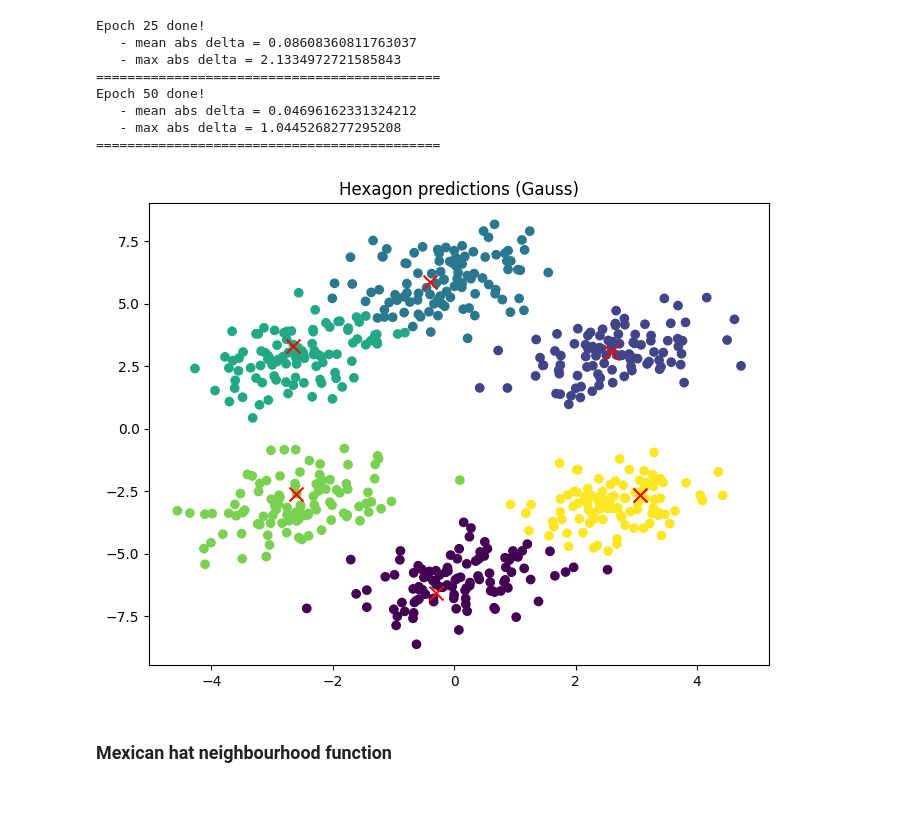
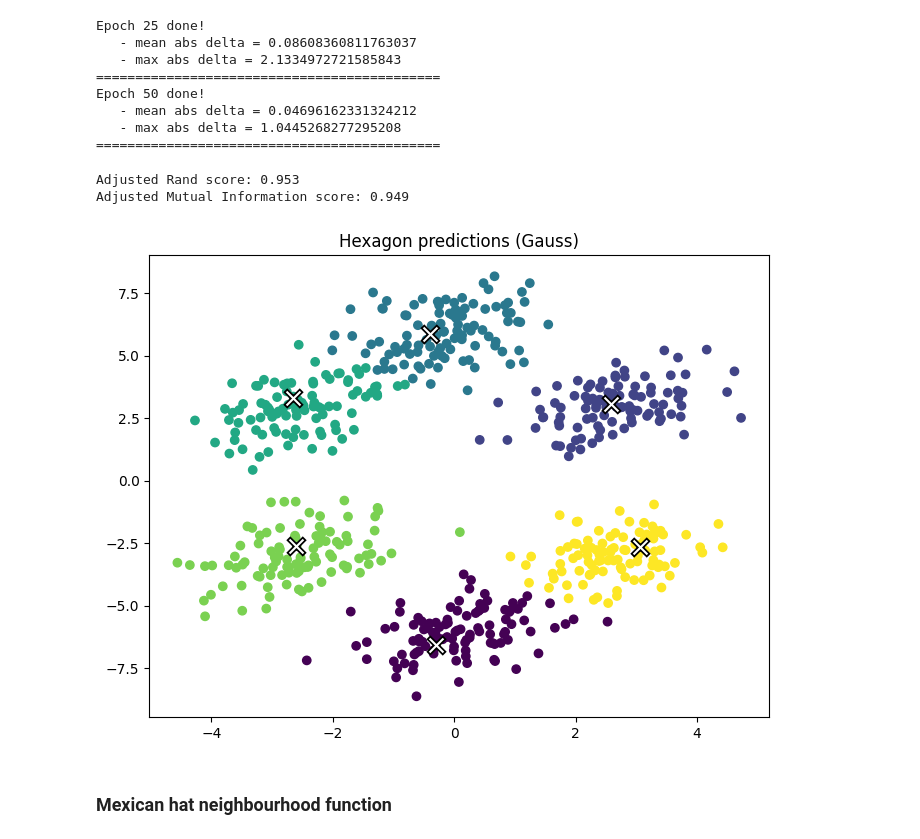
Before and after one commit to maciejors/neural-networks, a Jupyter notebook: kohonen_network/koh1.ipynb, the cells around one changed output. Cells and saved outputs as stored; diff of their text form; code cells hidden in the pictures; blank space fills up the shorter version.

```diff
--- a/kohonen_network/koh1.ipynb
+++ b/kohonen_network/koh1.ipynb
@@ -138,14 +150,18 @@ Epoch 50 done!
 ============================================
 # %%
 pred = koh_hex_gauss.predict(hex_xy)
+print_scores(hexagon['c'], pred)
+# %% [output]
+Adjusted Rand score: 0.953
+Adjusted Mutual Information score: 0.949
 # %%
 fig = plt.figure()
 plt.scatter(x='x', y='y', data=hexagon, c=pred)
-koh_hex_gauss.visualise_weights(size=100, fig=fig)
+koh_hex_gauss.visualise_weights(fig=fig)
 plt.title('Hexagon predictions (Gauss)')
 plt.show()
 # %% [output]
-[figure, old version]
+[figure, new version]
 # %% [markdown]
 ### Mexican hat neighbourhood function
 # %%
```
Also changed, not shown: parts of 10 cells of this notebook, 7 other files.
